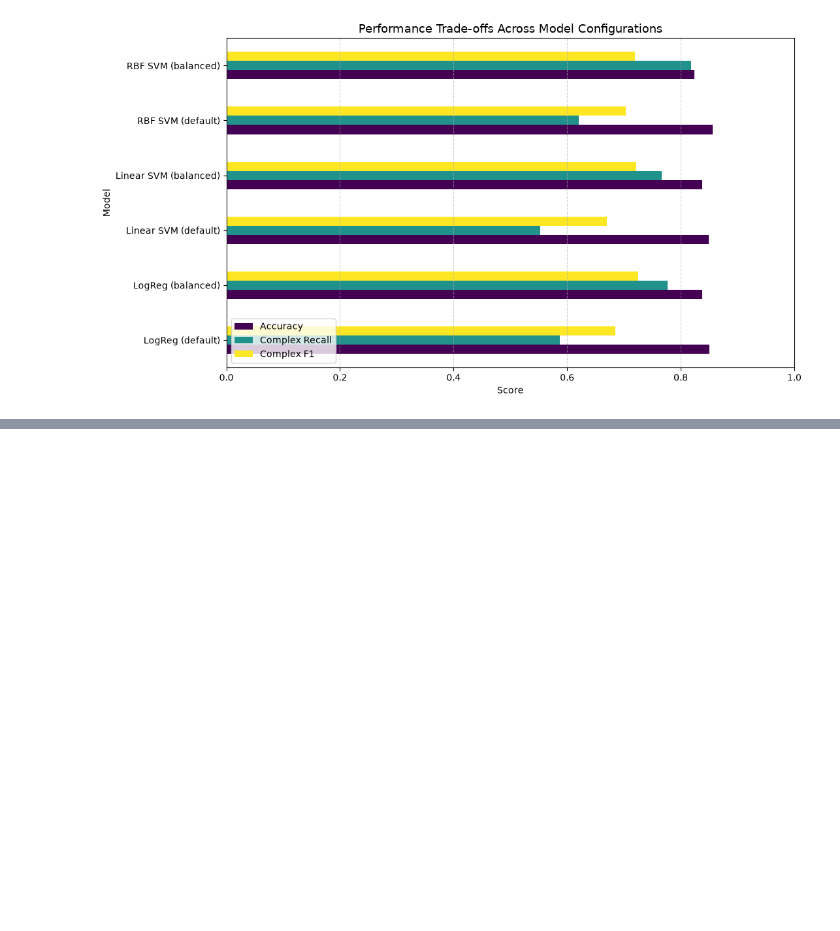
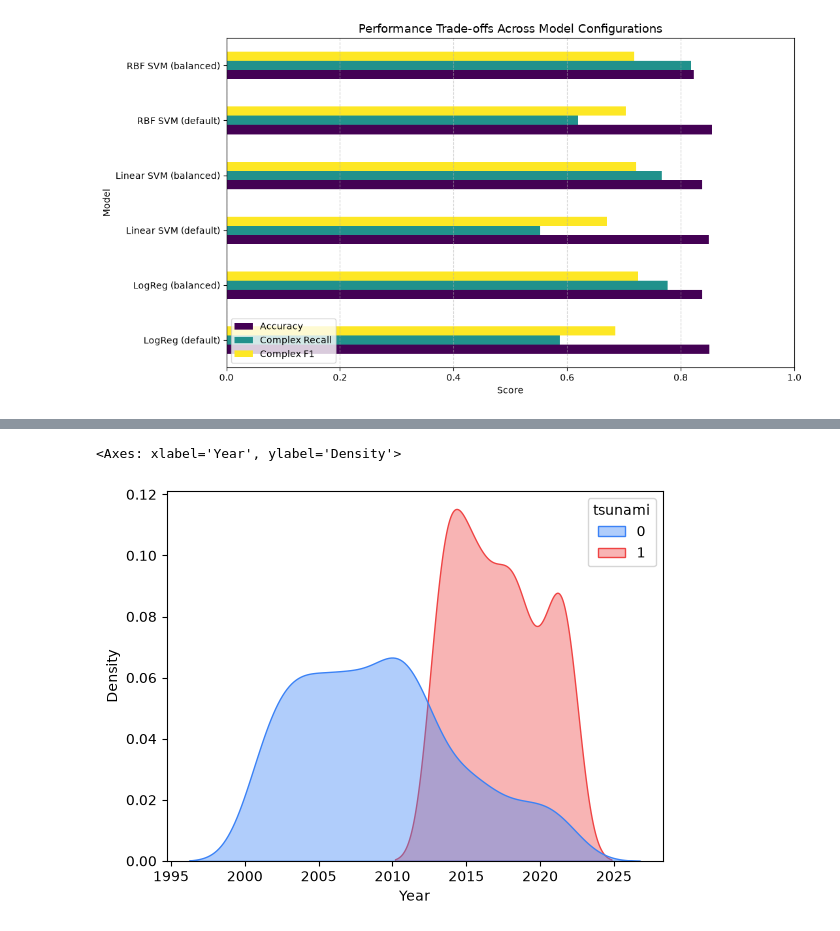
Before and after one commit to Churro1/project7, a Jupyter notebook: Project7.ipynb, the cells around one changed output, grey strips where cells are left out. Cells and saved outputs as stored; diff of their text form; code cells hidden in the pictures; blank space fills up the shorter version.

```diff
--- a/Project7.ipynb
+++ b/Project7.ipynb
@@ -312,0 +333,13 @@ plt.show()
+# %%
+sns.kdeplot(
+        data=earthquake,
+        x="Year",
+        hue='tsunami',
+        common_norm=False,
+        fill=True,
+        alpha=0.4,
+        palette=['#3b82f6', '#ef4444']
+    )
+# %% [output]
+<Axes: xlabel='Year', ylabel='Density'>
+[figure, added]
```
Also changed, not shown: parts of 8 cells of this notebook, 1 other file.
